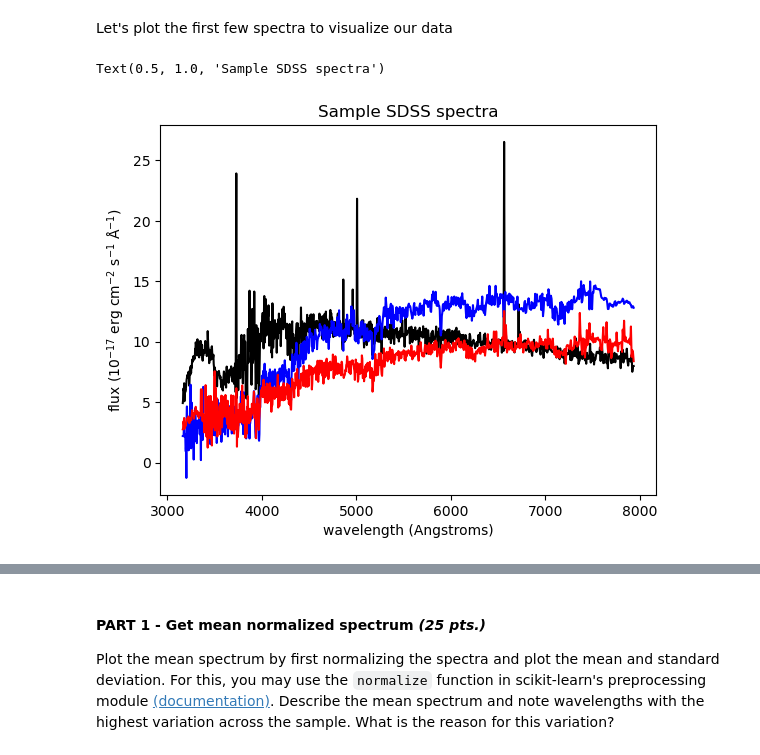
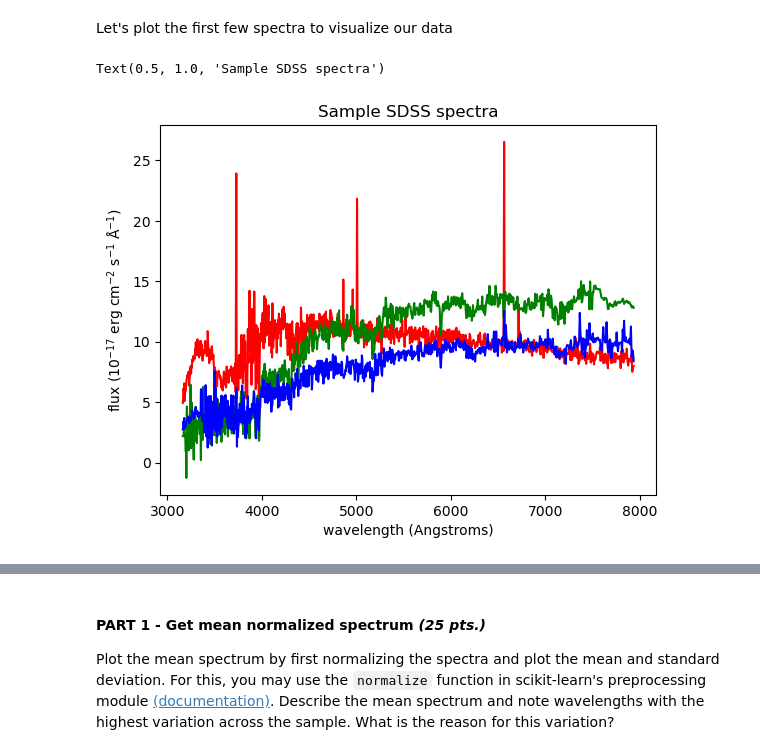
Before and after one commit to davidsaurus/AP_157_Lab, a Jupyter notebook: Daffon_AP157_lab_assignment_A3.ipynb, the cells around one changed output, grey strips where cells are left out. Cells and saved outputs as stored; diff of their text form; code cells hidden in the pictures.

```diff
--- a/Daffon_AP157_lab_assignment_A3.ipynb
+++ b/Daffon_AP157_lab_assignment_A3.ipynb
@@ -77,16 +79,16 @@ import matplotlib.pyplot as plt
 from sklearn import preprocessing as pp
 # %%
-wavelength = data['wavelength']
+wavelength = data['wavelength'] # this code is given
 flux0 = data['spec_recons'][0,:]
 flux1 = data['spec_recons'][1,:]
 flux2 = data['spec_recons'][2,:]
 
-plt.plot(wavelength, flux0, 'k-')
-plt.plot(wavelength, flux1, 'b-')
-plt.plot(wavelength, flux2, 'r-')
+plt.plot(wavelength, flux0, 'r-')
+plt.plot(wavelength, flux1, 'g-')
+plt.plot(wavelength, flux2, 'b-')
 plt.ylabel("flux ($10^{-17}$ erg cm$^{-2}$ s$^{-1}$ Å$^{-1}$)")
 plt.xlabel("wavelength (Angstroms)")
 plt.title("Sample SDSS spectra")
 # %% [output]
 Text(0.5, 1.0, 'Sample SDSS spectra')
-[figure, old version]
+[figure, new version]
```
Also changed, not shown: parts of 13 cells of this notebook.
